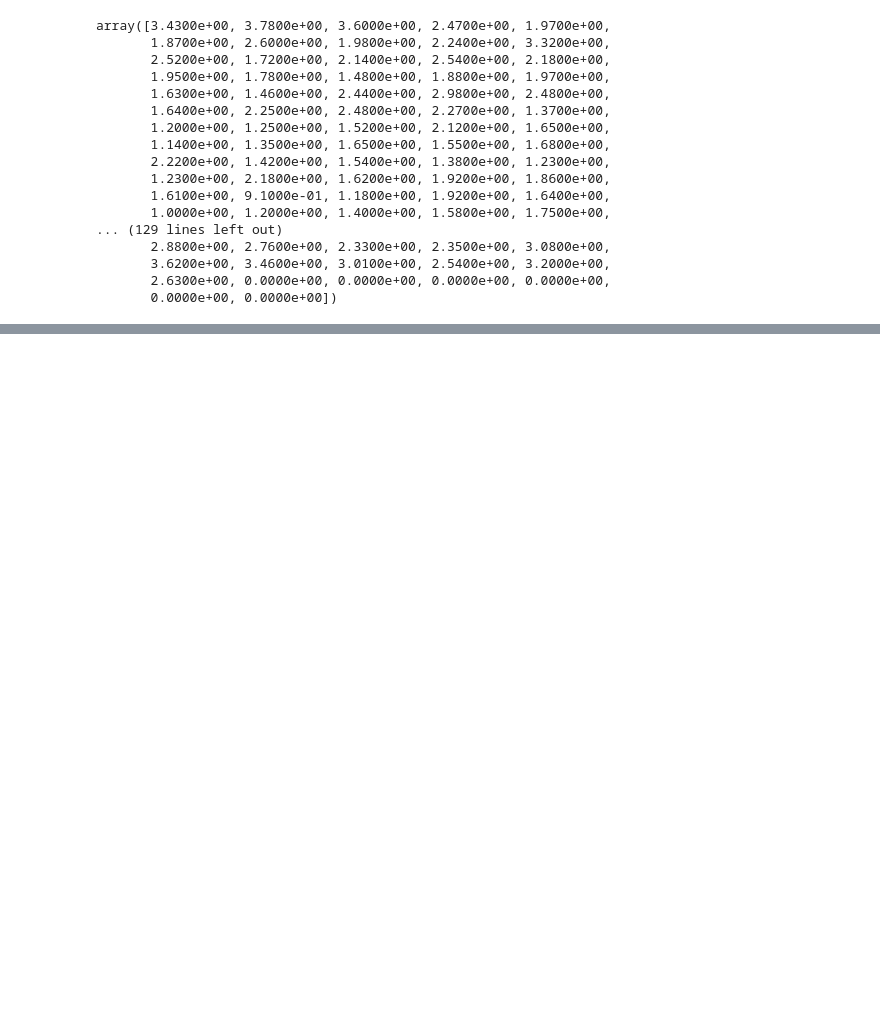
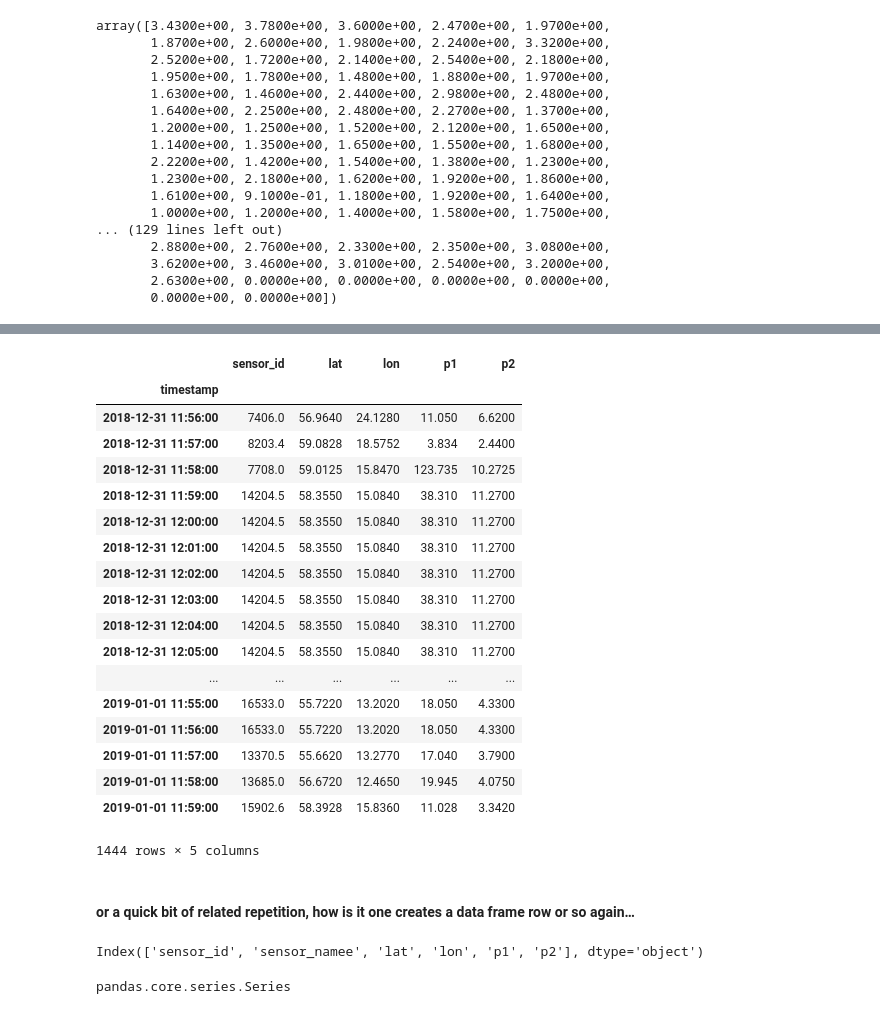
Before and after one commit to miskaknapek/dustmin_to_csv__various_code, a Jupyter notebook: luftdaten_dust_min_to_tabular_data__SCRATCHPAD.ipynb, the cells around one changed output, grey strips where cells are left out. Drawn from its saved outputs; the diff is of its cells as text; code cells hidden in the pictures; blank space fills up the shorter version.

```diff
--- a/luftdaten_dust_min_to_tabular_data__SCRATCHPAD.ipynb
+++ b/luftdaten_dust_min_to_tabular_data__SCRATCHPAD.ipynb
@@ -379,0 +530,30 @@ array([3.4300e+00, 3.7800e+00, 3.6000e+00, 2.4700e+00, 1.9700e+00,
+# %%
+data_start_middle_and_end__RESAMPLED = data_start_middle_and_end.resample("1Min").mean().bfill()
+# %%
+data_start_middle_and_end__RESAMPLED
+# %% [output]
+|  | sensor_id | lat | lon | p1 | p2 |
+| timestamp |  |  |  |  |  |
+| 2018-12-31 11:56:00 | 7406.0 | 56.9640 | 24.1280 | 11.050 | 6.6200 |
+| 2018-12-31 11:57:00 | 8203.4 | 59.0828 | 18.5752 | 3.834 | 2.4400 |
+| 2018-12-31 11:58:00 | 7708.0 | 59.0125 | 15.8470 | 123.735 | 10.2725 |
+| 2018-12-31 11:59:00 | 14204.5 | 58.3550 | 15.0840 | 38.310 | 11.2700 |
+| 2018-12-31 12:00:00 | 14204.5 | 58.3550 | 15.0840 | 38.310 | 11.2700 |
+| 2018-12-31 12:01:00 | 14204.5 | 58.3550 | 15.0840 | 38.310 | 11.2700 |
+| 2018-12-31 12:02:00 | 14204.5 | 58.3550 | 15.0840 | 38.310 | 11.2700 |
+| 2018-12-31 12:03:00 | 14204.5 | 58.3550 | 15.0840 | 38.310 | 11.2700 |
+| 2018-12-31 12:04:00 | 14204.5 | 58.3550 | 15.0840 | 38.310 | 11.2700 |
+| 2018-12-31 12:05:00 | 14204.5 | 58.3550 | 15.0840 | 38.310 | 11.2700 |
+| ... | ... | ... | ... | ... | ... |
+| 2019-01-01 11:55:00 | 16533.0 | 55.7220 | 13.2020 | 18.050 | 4.3300 |
+| 2019-01-01 11:56:00 | 16533.0 | 55.7220 | 13.2020 | 18.050 | 4.3300 |
+| 2019-01-01 11:57:00 | 13370.5 | 55.6620 | 13.2770 | 17.040 | 3.7900 |
+| 2019-01-01 11:58:00 | 13685.0 | 56.6720 | 12.4650 | 19.945 | 4.0750 |
+| 2019-01-01 11:59:00 | 15902.6 | 58.3928 | 15.8360 | 11.028 | 3.3420 |
+1444 rows × 5 columns
+# %% [markdown]
+#### or a quick bit of related repetition, how is it one creates a data frame row or so again…
+# %%
+in_data.columns
+# %% [output]
+Index(['sensor_id', 'sensor_namee', 'lat', 'lon', 'p1', 'p2'], dtype='object')
@@ -379,0 +564,4 @@ array([3.4300e+00, 3.7800e+00, 3.6000e+00, 2.4700e+00, 1.9700e+00,
+# %%
+type( test_make_df_01 )
+# %% [output]
+pandas.core.series.Series
```
Also changed, not shown: parts of 29 cells of this notebook, 4 other files.
